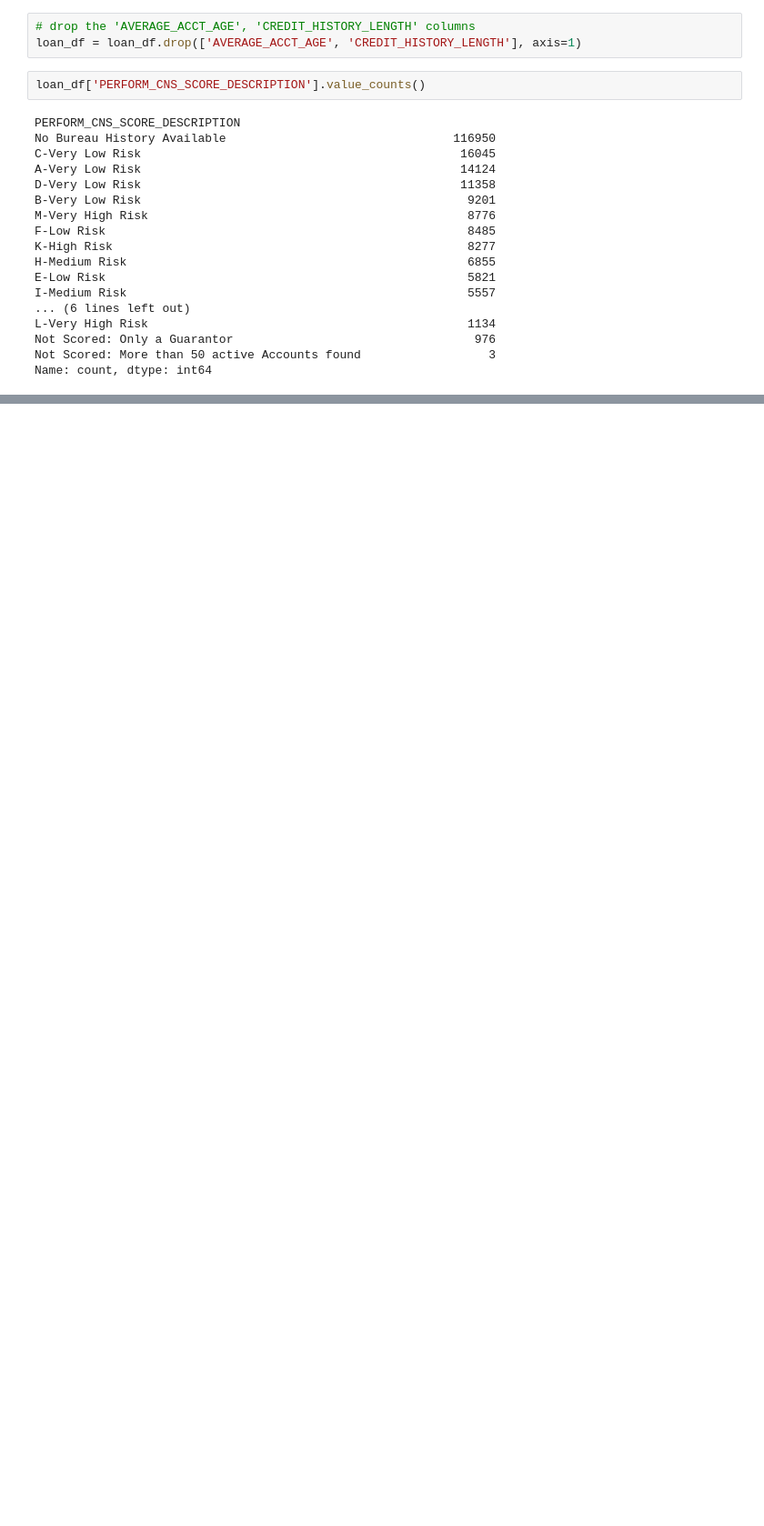
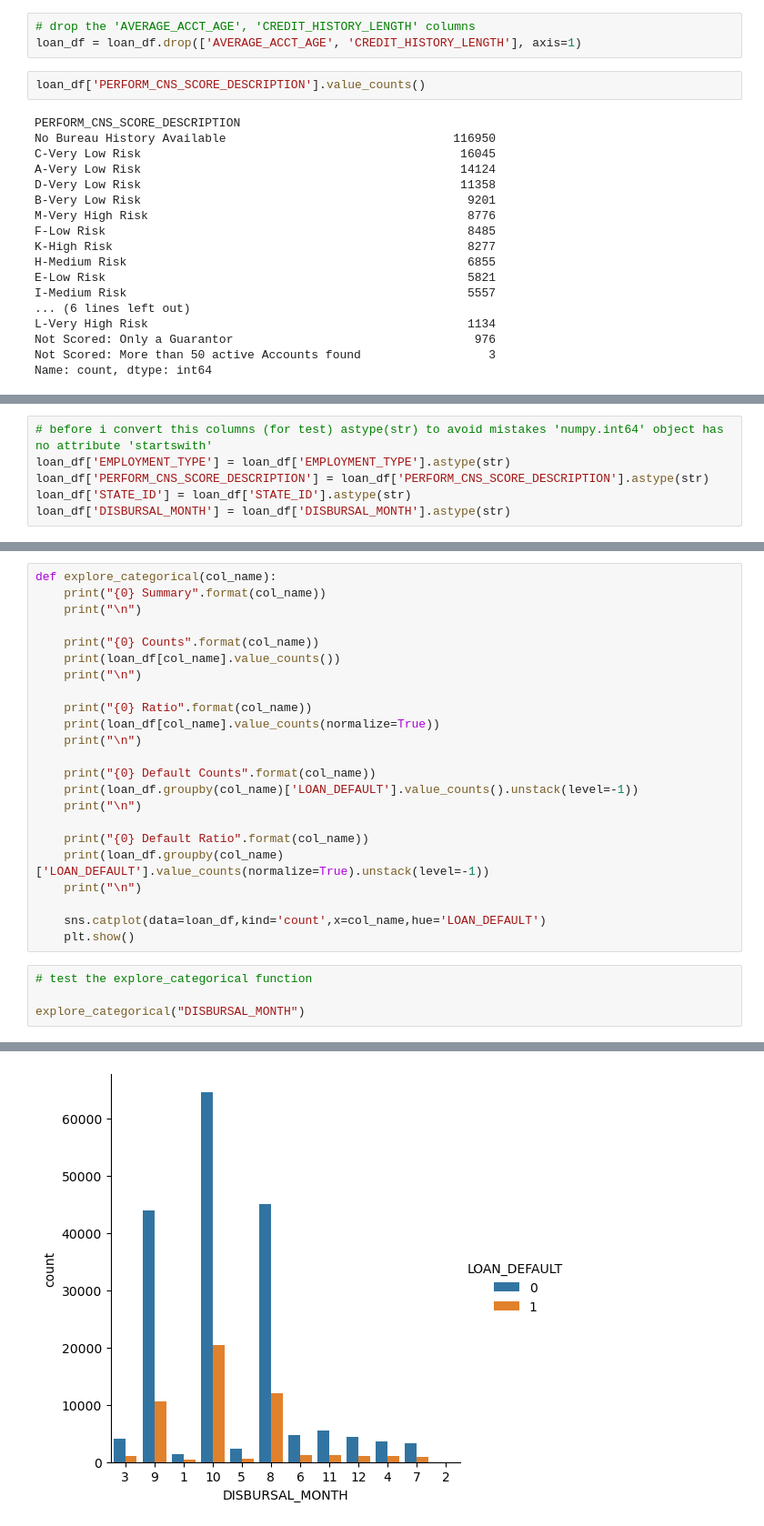
Before and after one commit to samiralikperov/python-portfolio, a Jupyter notebook: CFI/Loan Default Prediction with ML.ipynb, the cells around one changed output, grey strips where cells are left out. Shown at 91% size. Drawn from its saved outputs; the diff is of its cells as text; blank space fills up the shorter version.

```diff
--- a/CFI/Loan Default Prediction with ML.ipynb
+++ b/CFI/Loan Default Prediction with ML.ipynb
@@ -337,0 +469,6 @@ Name: count, dtype: int64
+# %%
+# before i convert this columns (for test) astype(str) to avoid mistakes 'numpy.int64' object has no attribute 'startswith'
+loan_df['EMPLOYMENT_TYPE'] = loan_df['EMPLOYMENT_TYPE'].astype(str)
+loan_df['PERFORM_CNS_SCORE_DESCRIPTION'] = loan_df['PERFORM_CNS_SCORE_DESCRIPTION'].astype(str)
+loan_df['STATE_ID'] = loan_df['STATE_ID'].astype(str)
+loan_df['DISBURSAL_MONTH'] = loan_df['DISBURSAL_MONTH'].astype(str)
@@ -337,0 +480,28 @@ Name: count, dtype: int64
+# %%
+def explore_categorical(col_name):
+    print("{0} Summary".format(col_name))
+    print("\n")
+
+    print("{0} Counts".format(col_name))
+    print(loan_df[col_name].value_counts())
+    print("\n")
+
+    print("{0} Ratio".format(col_name))
+    print(loan_df[col_name].value_counts(normalize=True))
+    print("\n")
+
+    print("{0} Default Counts".format(col_name))
+    print(loan_df.groupby(col_name)['LOAN_DEFAULT'].value_counts().unstack(level=-1))
+    print("\n")
+
+    print("{0} Default Ratio".format(col_name))
+    print(loan_df.groupby(col_name)['LOAN_DEFAULT'].value_counts(normalize=True).unstack(level=-1))
+    print("\n")
+
+    sns.catplot(data=loan_df,kind='count',x=col_name,hue='LOAN_DEFAULT')
+    plt.show()
+# %%
+# test the explore_categorical function
+
+explore_categorical("DISBURSAL_MONTH")
+# %% [output]
@@ -337,0 +525 @@ Name: count, dtype: int64
+[figure, added]
```
Also changed, not shown: parts of 29 cells of this notebook.
